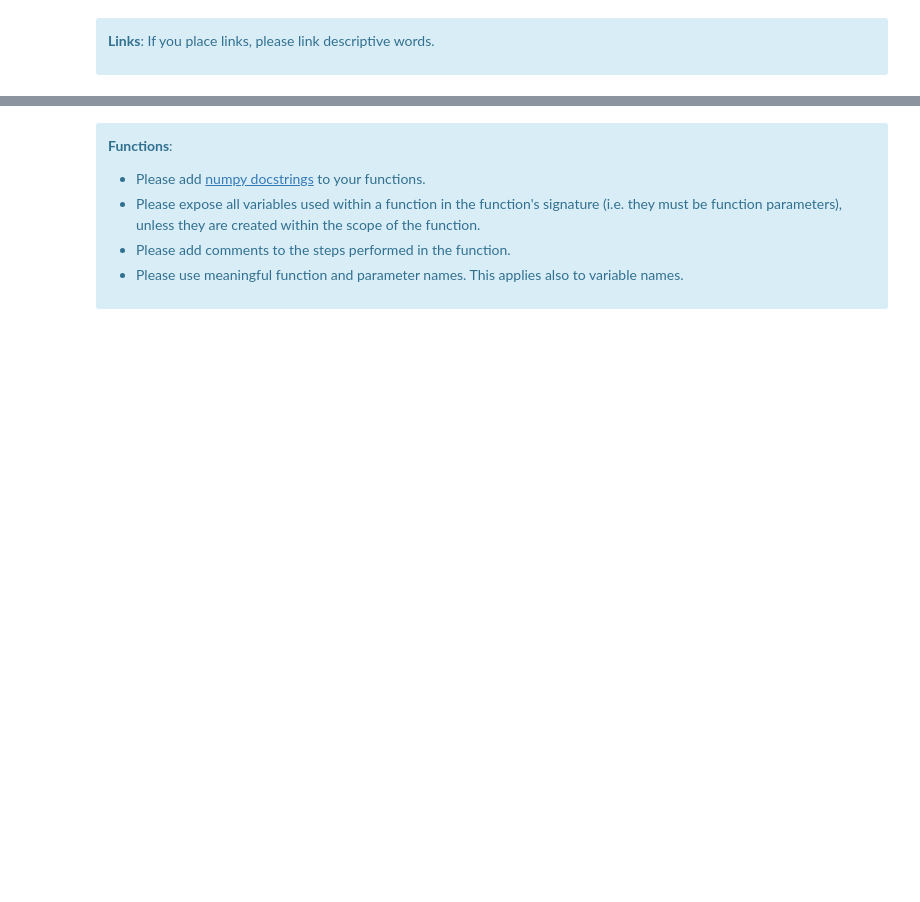
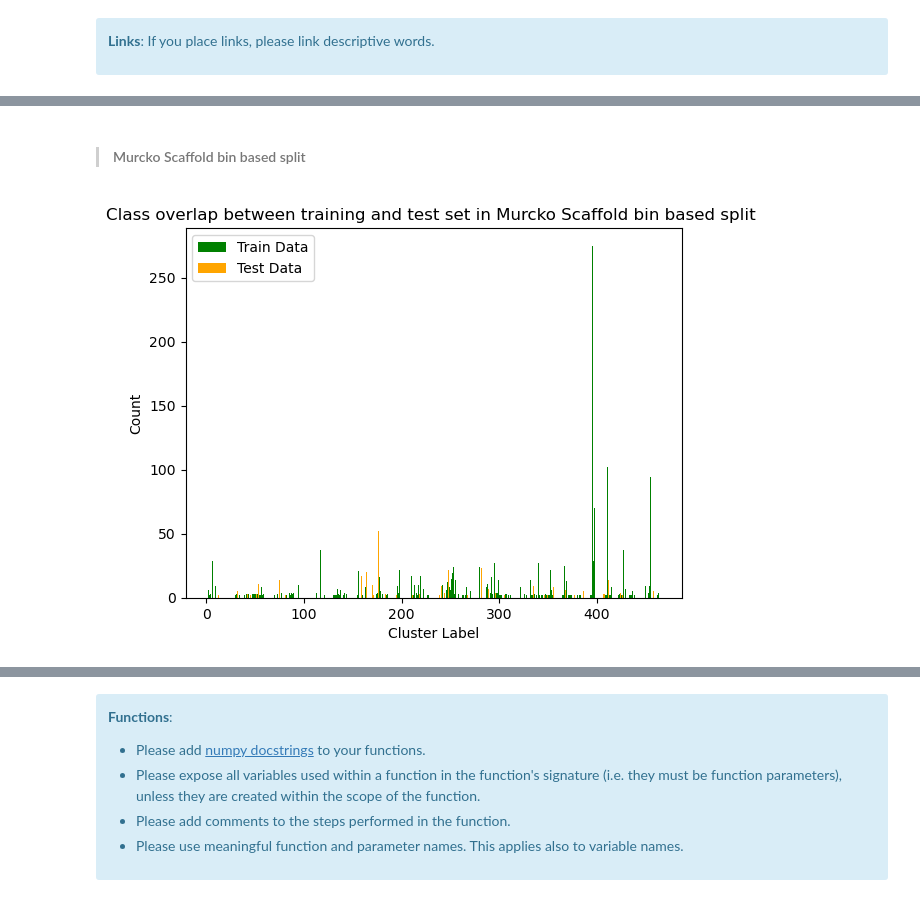
Before and after one commit to volkamerlab/CADDSeminar_2023, a Jupyter notebook: notebooks/T001_Scaffold-based-data-split/T001_Scaffold-based-data-split.ipynb, the cells around one changed output, grey strips where cells are left out. Cells and saved outputs as stored; diff of their text form; code cells hidden in the pictures; blank space fills up the shorter version.

```diff
--- a/notebooks/T001_Scaffold-based-data-split/T001_Scaffold-based-data-split.ipynb
+++ b/notebooks/T001_Scaffold-based-data-split/T001_Scaffold-based-data-split.ipynb
@@ -200,6 +245,0 @@ data = data.rename(columns={'IC50': 'pIC50'})
-# %%
-data['Molecule'] = data['canonical_smiles'].apply(Chem.MolFromSmiles)
-# Generate molecular scaffolds
-data['Scaffolds'] = data['Molecule'].apply(lambda mol: Chem.MolToSmiles(MurckoScaffold.GetScaffoldForMol(mol)))
-data['Molecule_SCF'] = data['Scaffolds'].apply(Chem.MolFromSmiles)
-data.head()
@@ -440,0 +265,2 @@ ValueError: ECFP with Tanimoto-scores can only be applied to molecular data.
+# %%
+data['Scaffolds_smiles'] = data['Molecule'].apply(lambda mol: Chem.MolToSmiles(MurckoScaffold.GetScaffoldForMol(mol)))
@@ -440,0 +269,2 @@ ValueError: ECFP with Tanimoto-scores can only be applied to molecular data.
+# %%
+clusters = data.groupby('Scaffolds_smiles').groups.values()
@@ -440,0 +285,6 @@ ValueError: ECFP with Tanimoto-scores can only be applied to molecular data.
+# %%
+class_counts_data = dict(Counter(filtered_data['ClusterLabel']))
+cluster_labels_SCF=list(class_counts_data.keys())
+train_SCF_labels, test_SCF_labels = train_test_split(cluster_labels_SCF, test_size=0.2, random_state=42)
+train_SCF = data[data['ClusterLabel'].isin(train_SCF_labels)]
+test_SCF = data[data['ClusterLabel'].isin(test_SCF_labels)]
@@ -440,0 +431,21 @@ ValueError: ECFP with Tanimoto-scores can only be applied to molecular data.
+# %% [markdown]
+> #### Murcko Scaffold bin based split
+# %%
+class_counts_train = Counter(train_SCF['ClusterLabel'])
+class_counts_test = Counter(test_SCF['ClusterLabel'])
+
+labels_test = list(class_counts_test.keys())
+counts_test = list(class_counts_test.values())
+labels_train = list(class_counts_train.keys())
+counts_train = list(class_counts_train.values())
+
+plt.bar(labels_train, counts_train, color='green', label='Train Data')
+plt.bar(labels_test, counts_test, color='orange', label='Test Data')
+
+plt.xlabel('Cluster Label')
+plt.ylabel('Count')
+plt.title('Class overlap between training and test set in Murcko Scaffold bin based split ')
+plt.legend()
+plt.show()
+# %% [output]
+[figure, added]
```
Also changed, not shown: parts of 111 cells of this notebook.
